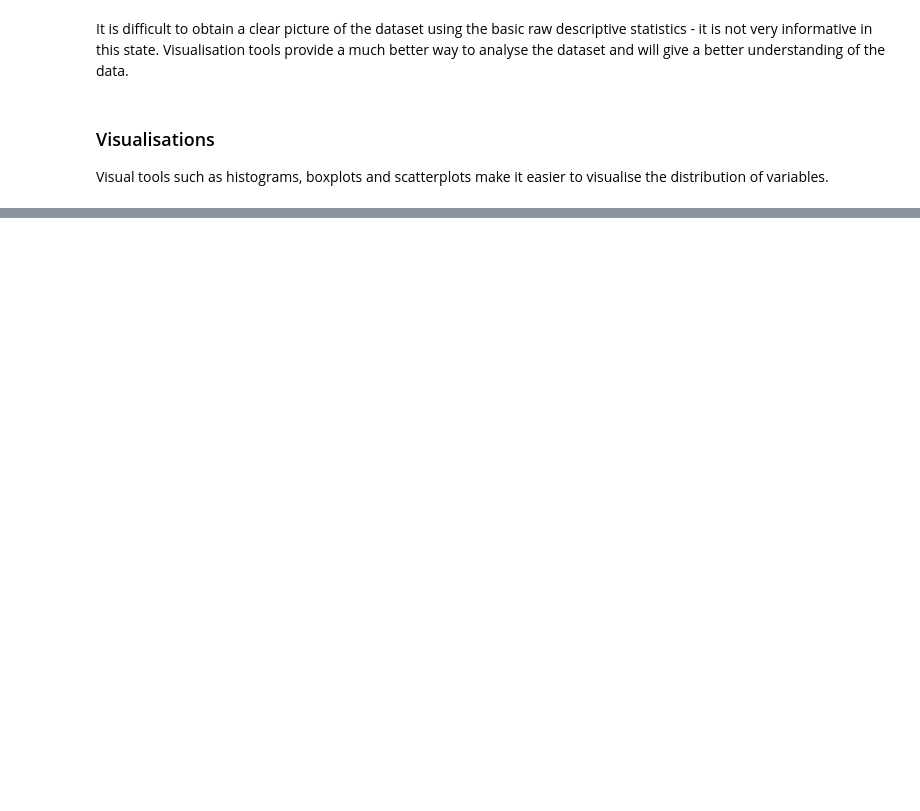
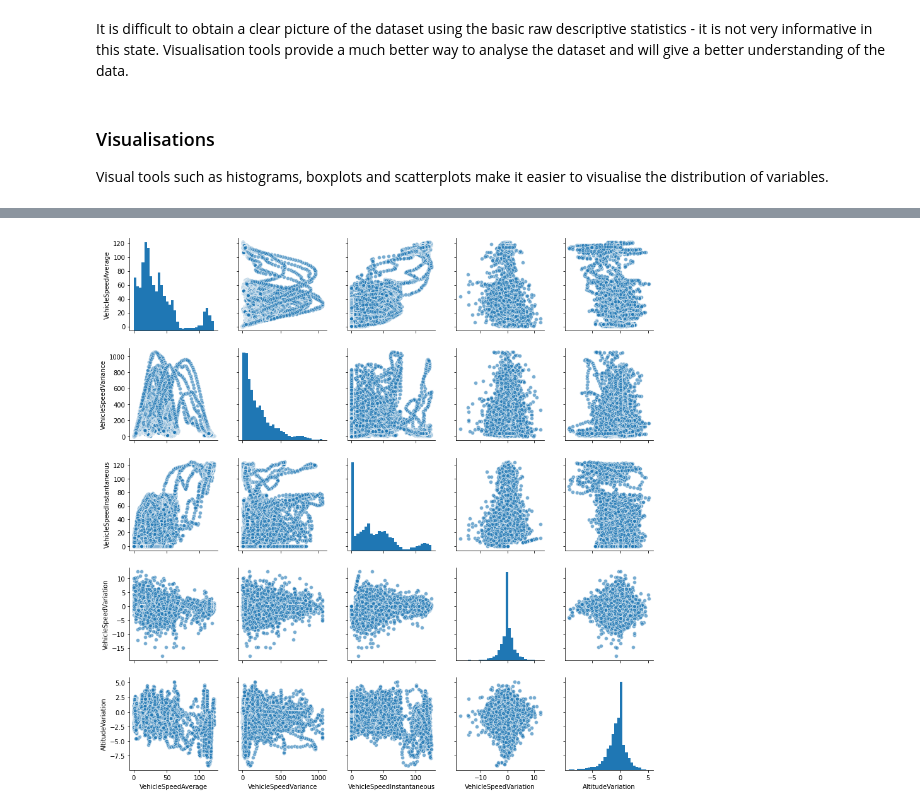
Before and after one commit to RossMcMorrow/MachineLearning-GroupAssignment, a Jupyter notebook: Opel_Corsa_1.ipynb, the cells around one changed output, grey strips where cells are left out. Drawn from its saved outputs; the diff is of its cells as text; code cells hidden in the pictures; blank space fills up the shorter version.

```diff
--- a/Opel_Corsa_1.ipynb
+++ b/Opel_Corsa_1.ipynb
@@ -176 +227,13 @@ list(corsa1.columns)
+# %%
+# create a variable called cols with a list of the input variables
+cols = ['VehicleSpeedAverage', 'VehicleSpeedVariance', 'VehicleSpeedInstantaneous', 'VehicleSpeedVariation', 'AltitudeVariation']
+
+# create pairplots on the list of variables in cols
+sns.pairplot(corsa2[cols],
+plot_kws={'alpha': 0.6},
+diag_kws={'bins': 30})
+
+plt.show()
+# %% [output]
+[figure, added]
 # %%
```
Also changed, not shown: parts of 18 cells of this notebook.
